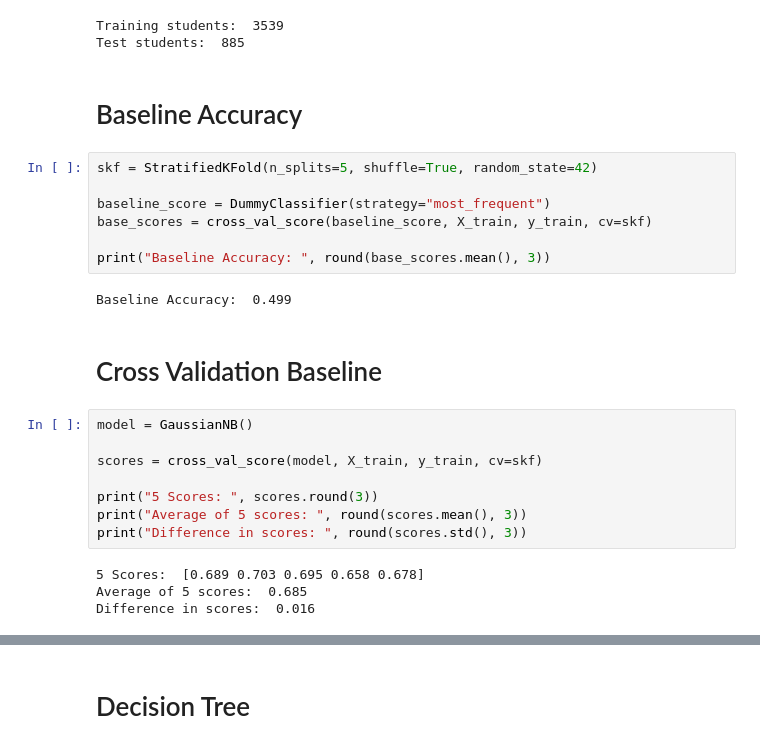
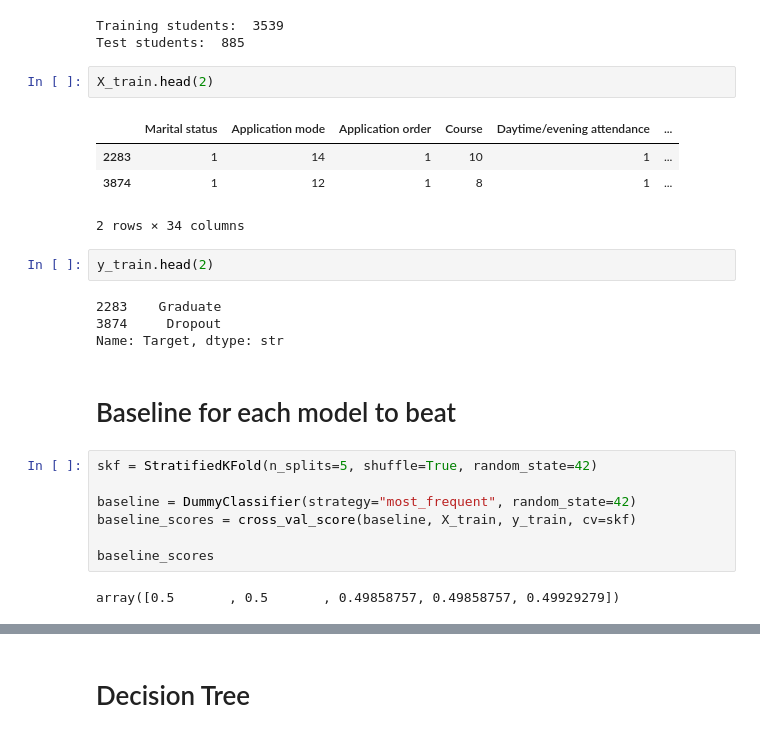
Before and after one commit to WillP-GH/CMP6202-coursework, a Jupyter notebook: notebooks/01_eda.ipynb, the cells around one changed output, grey strips where cells are left out. Drawn from its saved outputs; the diff is of its cells as text.

```diff
--- a/notebooks/01_eda.ipynb
+++ b/notebooks/01_eda.ipynb
@@ -156,28 +135,27 @@ print("Test students: ", len(X_test))
 # %% [output]
 Training students:  3539
 Test students:  885
-# %% [markdown]
-# Baseline Accuracy
+# %%
+X_train.head(2)
+# %% [output]
+|  | Marital status | Application mode | Application order | Course | Daytime/evening attendance | ... |
+| 2283 | 1 | 14 | 1 | 10 | 1 | ... |
+| 3874 | 1 | 12 | 1 | 8 | 1 | ... |
+2 rows × 34 columns
+# %%
+y_train.head(2)
+# %% [output]
+2283    Graduate
+3874     Dropout
+Name: Target, dtype: str
+# %% [markdown]
+# Baseline for each model to beat
 # %%
 skf = StratifiedKFold(n_splits=5, shuffle=True, random_state=42)
 
-baseline_score = DummyClassifier(strategy="most_frequent")
-base_scores = cross_val_score(baseline_score, X_train, y_train, cv=skf)
+baseline = DummyClassifier(strategy="most_frequent", random_state=42)
+baseline_scores = cross_val_score(baseline, X_train, y_train, cv=skf)
 
-print("Baseline Accuracy: ", round(base_scores.mean(), 3))
+baseline_scores
 # %% [output]
-Baseline Accuracy:  0.499
+array([0.5       , 0.5       , 0.49858757, 0.49858757, 0.49929279])
-# %% [markdown]
-# Cross Validation Baseline
-# %%
-model = GaussianNB()
-
-scores = cross_val_score(model, X_train, y_train, cv=skf)
-
-print("5 Scores: ", scores.round(3))
-print("Average of 5 scores: ", round(scores.mean(), 3))
-print("Difference in scores: ", round(scores.std(), 3))
-# %% [output]
-5 Scores:  [0.689 0.703 0.695 0.658 0.678]
-Average of 5 scores:  0.685
-Difference in scores:  0.016
```
Also changed, not shown: parts of 23 cells of this notebook, 1 other file.
